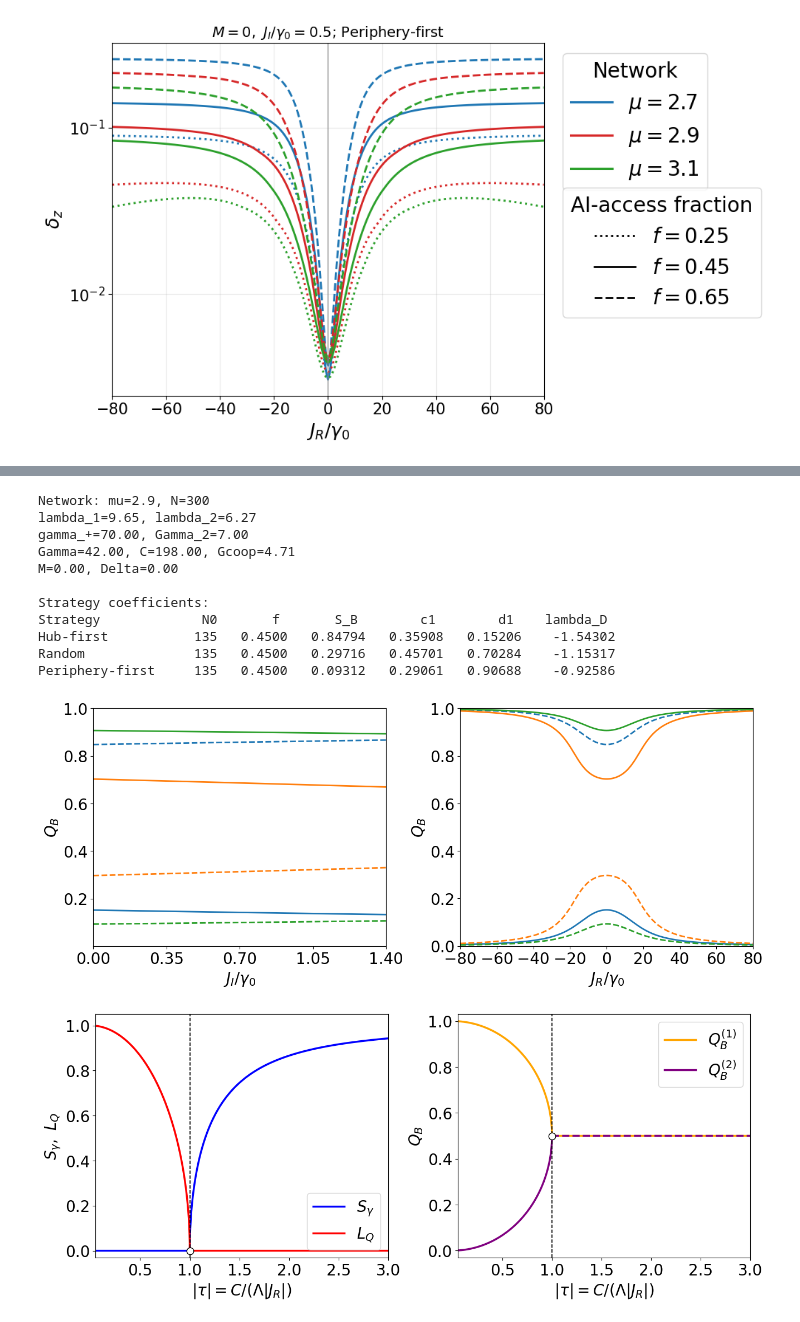
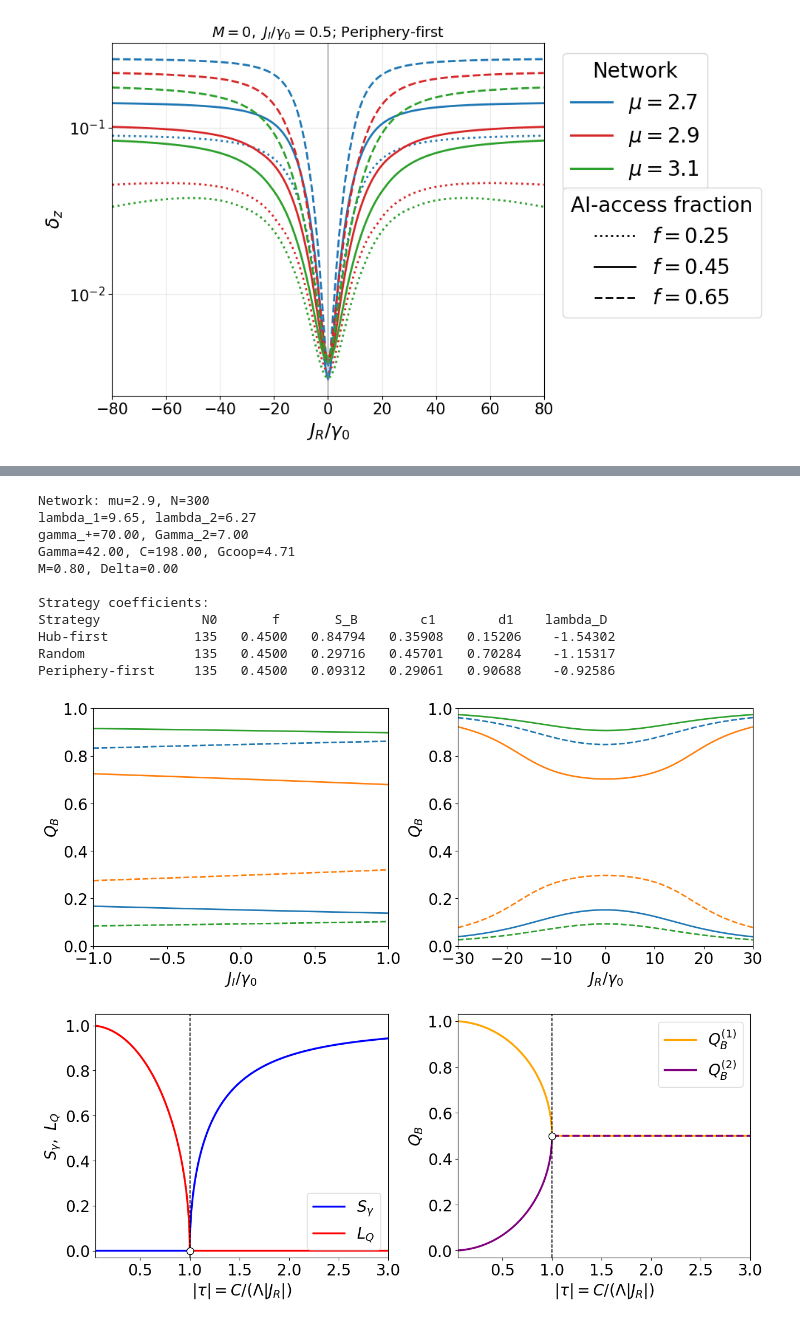
Before and after one commit to PVZ-creator/AI-strategies, a Jupyter notebook: Modeling_AI_strategies.ipynb, the cells around one changed output, grey strips where cells are left out. Drawn from its saved outputs; the diff is of its cells as text; code cells hidden in the pictures.

```diff
--- a/Modeling_AI_strategies.ipynb
+++ b/Modeling_AI_strategies.ipynb
@@ -808,9 +850,9 @@ delta_legend_title_size = 12
 # Lines and axes
 delta_line_width = 2.1
 delta_JI_xlim = (-1.6, 1.6)
-delta_JR_xlim = (-80, 80)
+delta_JR_xlim = (-40, 40)
 delta_JI_tick_step = 0.4
-delta_JR_tick_step = 20
+delta_JR_tick_step = 10
 delta_panel_ylims = {"a": (1.2e-4, 1.7e-2), "b": (3.0e-3, 0.3e0), "c": (1.2e-4, 1.7e-2), "d": (3.0e-3, 0.2e0)}
 delta_panel_c_floor = 1.0e-4
 delta_print_panel_c_data = True
@@ -1009,9 +1051,9 @@ threshold_u = np.real(threshold_eigenvectors[:, -1])
 if np.sum(threshold_u) < 0.0: threshold_u = -threshold_u
 threshold_u /= np.linalg.norm(threshold_u)
 
-threshold_specs = {"Hub-first": (0.05, "tab:blue"), "Random": (0.50, "tab:orange"), "Periphery-first": (0.92, "tab:green")}
+threshold_specs = {"Hub-first": (0.05, "tab:blue"), "Random": (0.6, "tab:orange"), "Periphery-first": (0.92, "tab:green")}
 threshold_configurations = {}
-threshold_seed = 7
+threshold_seed = 42
 
 for name, (fraction, color) in threshold_specs.items():
     N0_threshold = int(round(fraction*len(threshold_nodes)))
@@ -1058,8 +1100,8 @@ for name in threshold_order:
     ax.plot(threshold_JI_values, data["z1"], color=threshold_configurations[name]["color"], linestyle="--", linewidth=2.0)
     ax.plot(threshold_JI_values, data["z2"], color=threshold_configurations[name]["color"], linestyle="-", linewidth=2.0)
 
-ax.set_xlim(0.0, 1.4)
-ax.set_ylim(0.1975, 0.2125)
+ax.set_xlim(0.0, 1.0)
+ax.set_ylim(0.2015, 0.2125)
 ax.set_xlabel(r"$J_I/\gamma_0$", fontsize=20)
 ax.set_ylabel(r"$z_0^{(1,2)}$", fontsize=20)
 ax.set_title(r"$J_R/\gamma_0=0$", fontsize=20)
@@ -1075,7 +1117,7 @@ Periphery-first    f=0.92, S_B=0.3938, lambda_D=-4.3225
 # %%
-# Threshold calculation for J_R/gamma_0 = 30
+# Threshold calculation for J_R/gamma_0 = 15
 # Run after the first block
-J_R_threshold = 30.0
+J_R_threshold = 15.0
 Rmax_threshold = max(C, Gamma, gamma_plus, abs(M), abs(J_R_threshold)*threshold_lam1, np.max(np.abs(threshold_JI_values))*threshold_lam1)
 assert kappa/Rmax_threshold >= 100.0, f"Adiabatic condition fails for J_R={J_R_threshold}"
 
@@ -1095,11 +1137,11 @@ for name in threshold_order:
     ax.plot(threshold_JI_values, data["z1"], color=threshold_configurations[name]["color"], linestyle="--", linewidth=2.0)
     ax.plot(threshold_JI_values, data["z2"], color=threshold_configurations[name]["color"], linestyle="-", linewidth=2.0)
 
-ax.set_xlim(0.0, 1.4)
-ax.set_ylim(0.18, 0.7)
+ax.set_xlim(0.0, 1.0)
+ax.set_ylim(0.18, 1)
 ax.set_xlabel(r"$J_I/\gamma_0$", fontsize=20)
 ax.set_ylabel(r"$z_0^{(1,2)}$", fontsize=20)
-ax.set_title(r"$J_R/\gamma_0=30$", fontsize=20)
+ax.set_title(r"$J_R/\gamma_0=15$", fontsize=20)
 ax.tick_params(direction="in", top=False, right=True, labelsize=20)
 #plot.legend(handles=strategy_handles+threshold_handles, loc="lower center", bbox_to_anchor=(0.5, -0.05), ncol=2, frameon=True, columnspacing=1.5, handlelength=2.8, fontsize=15)
 plt.show()
@@ -1108,7 +1150,7 @@ plt.show()
 # %%
 # Dynamic calculation parameters
 J_I_value = 0.4
-z0_value = 0.77
+z0_value = 0.72
 a1_0_value = 0.01 + 0.0j
 a2_0_value = 0.01 + 0.0j
 t_max_value = 1
@@ -1548,15 +1774,14 @@ max(gap/C)=4.566e-08; max(r)=2.021e-08; min(chi)=1.00000000; max(eta)=1.798e-07;
 # %%
 # Bright-mode participation Q_B for the two eigenmode branches
-# This block uses the exact strategy-dependent lambda_D from the main code
 strategy_names_QB = ["Hub-first", "Random", "Periphery-first"]
 strategy_colors = {"Hub-first": "tab:blue", "Random": "tab:orange", "Periphery-first": "tab:green"}
 
 # Panel (a): J_I >= 0 at fixed J_R = 0
-JI_QB_values = np.linspace(0, 1.4, 1401)
+JI_QB_values = np.linspace(-1, 1, 1401)
 JR_fixed_QB = 0.0
 
 # Panel (b): symmetric J_R interval at fixed J_I = 0
-JR_QB_values = np.linspace(-80.0, 80.0, 1401)
+JR_QB_values = np.linspace(-30.0, 30.0, 1401)
 JI_fixed_QB = 0.0
 
 # Calculates Q_B and thresholds from the right eigenvectors of i*L_tilde
@@ -1636,38 +1861,38 @@ def add_QB_legends(ax):
 # Bright-mode participation for the two branches
 fig, axes = plt.subplots(1, 2, figsize=(13, 5.2), constrained_layout=True)
 for name in strategy_names_QB:
     color = strategy_colors[name]
     axes[0].plot(JI_QB_values, QB_results_JI[name]["QB1"], color=color, linestyle="--", linewidth=2.0)
     axes[0].plot(JI_QB_values, QB_results_JI[name]["QB2"], color=color, linestyle="-", linewidth=2.0)
 axes[0].set_xlabel(r"$J_I/\gamma_0$")
 axes[0].set_ylabel(r"$Q_B$")
 axes[0].set_xlim(JI_QB_values[0], JI_QB_values[-1])
-axes[0].set_xticks(np.arange(0, 1.41, 0.35))
-axes[0].set_ylim(0.001, 1.0)
+axes[0].set_xticks(np.arange(-1, 1.1, 0.5))
+axes[0].set_ylim(0.0, 1.0)
 for name in strategy_names_QB:
     color = strategy_colors[name]
     axes[1].plot(JR_QB_values, QB_results_JR[name]["QB1"], color=color, linestyle="--", linewidth=2.0)
     axes[1].plot(JR_QB_values, QB_results_JR[name]["QB2"], color=color, linestyle="-", linewidth=2.0)
 axes[1].set_xlabel(r"$J_R/\gamma_0$")
 axes[1].set_ylabel(r"$Q_B$")
 axes[1].set_xlim(JR_QB_values[0], JR_QB_values[-1])
-axes[1].set_xticks(np.arange(-80, 81, 20))
+axes[1].set_xticks(np.arange(-30, 31, 10))
 axes[1].set_ylim(0.0, 1.0)
 add_QB_legends(axes[1])
 plt.show()
 # %% [output]
 Network: mu=2.9, N=300
 lambda_1=9.65, lambda_2=6.27
 gamma_+=70.00, Gamma_2=7.00
 Gamma=42.00, C=198.00, Gcoop=4.71
-M=0.00, Delta=0.00
+M=0.80, Delta=0.00
 
 Strategy coefficients:
 Strategy             N0       f       S_B        c1        d1    lambda_D
 Hub-first           135   0.4500   0.84794   0.35908   0.15206    -1.54302
 Random              135   0.4500   0.29716   0.45701   0.70284    -1.15317
 Periphery-first     135   0.4500   0.09312   0.29061   0.90688    -0.92586
-[figure, old version]
+[figure, new version]
 # %%
 # Steerability-legibility complementarity at the symmetric opinion-balance point
 # Valid for S_B = 1/2, c1 = 1/2, J_I = 0 and M = 0
```
Also changed, not shown: parts of 11 cells of this notebook.
